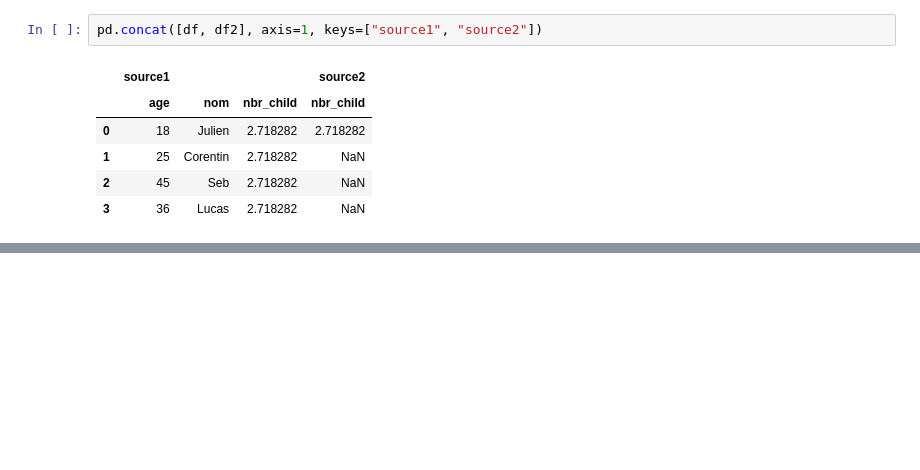
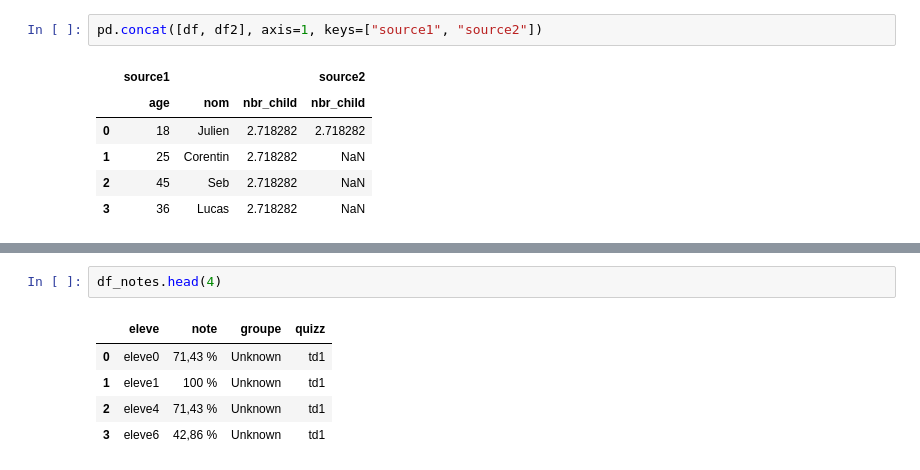
Before and after one commit to LucasLaurens/dataCollect, a Jupyter notebook: Panda.ipynb, the cells around one changed output, grey strips where cells are left out. Saved outputs shown, nothing was run; the diff lists cells and outputs as text; blank space fills up the shorter version.

```diff
--- a/Panda.ipynb
+++ b/Panda.ipynb
@@ -256,0 +284,8 @@ pd.merge(df, df2, )
+# %%
+df_notes.head(4)
+# %% [output]
+|  | eleve | note | groupe | quizz |
+| 0 | eleve0 | 71,43 % | Unknown | td1 |
+| 1 | eleve1 | 100 % | Unknown | td1 |
+| 2 | eleve4 | 71,43 % | Unknown | td1 |
+| 3 | eleve6 | 42,86 % | Unknown | td1 |
```
Also changed, not shown: parts of 27 cells of this notebook, 1 other file.
